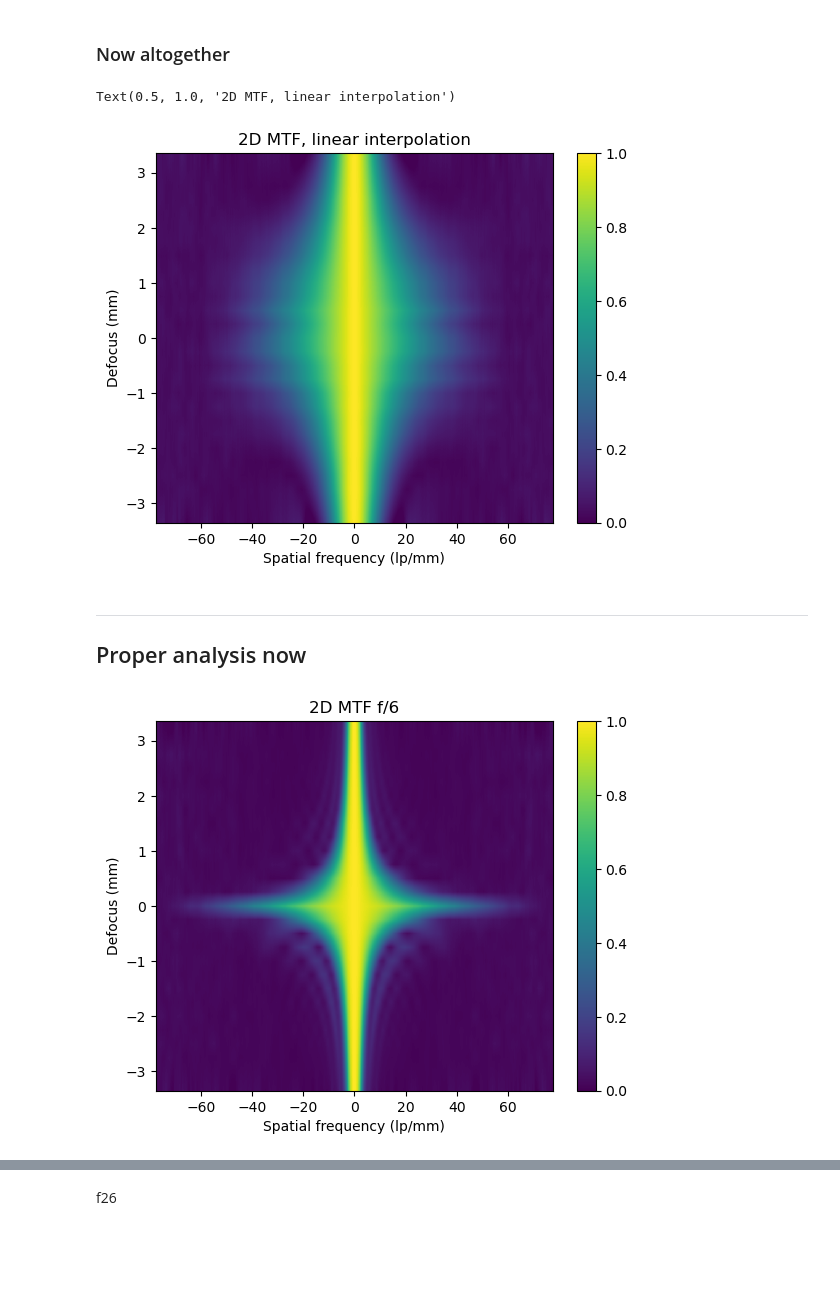
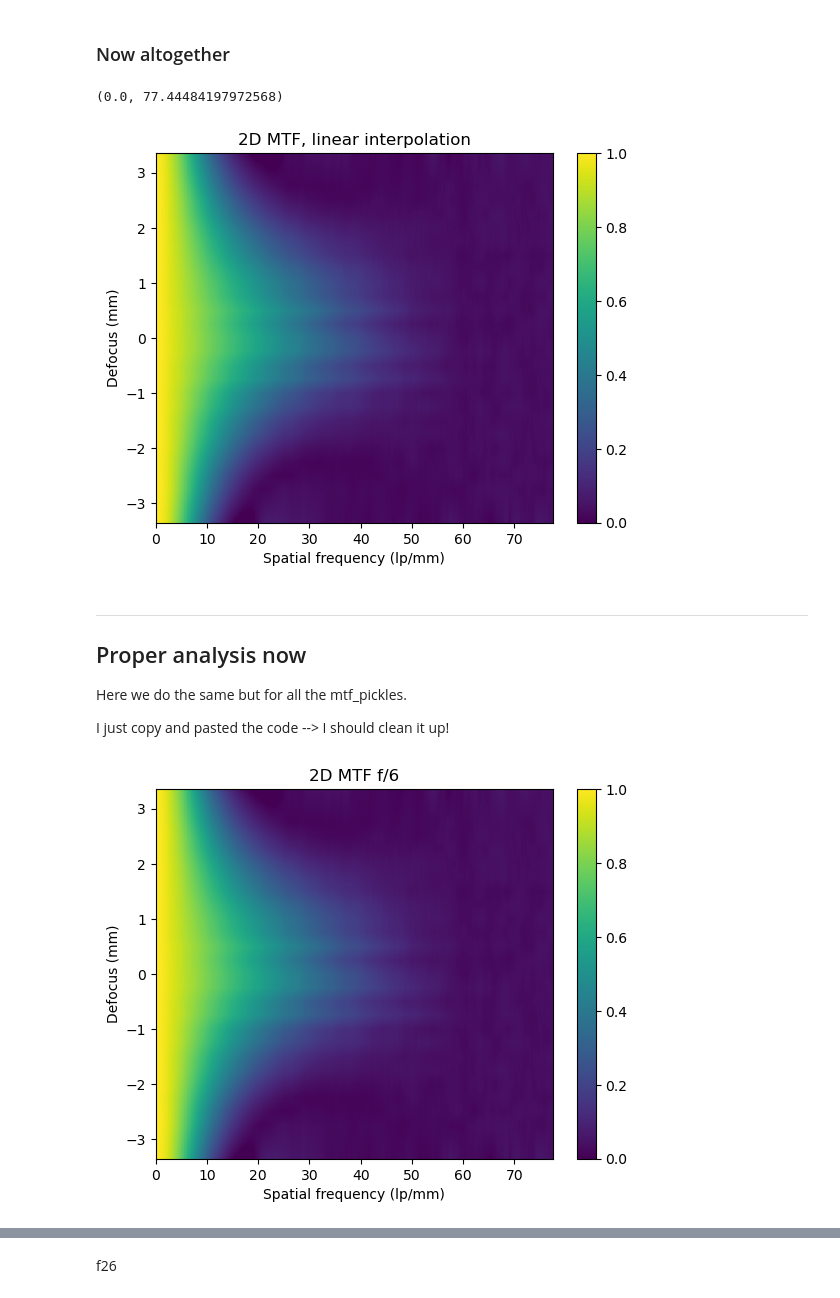
Before and after one commit to kwokkenton/optea, a Jupyter notebook: mtf/mtf_to_filter.ipynb, the cells around one changed output, grey strips where cells are left out. Drawn from its saved outputs; the diff is of its cells as text; code cells hidden in the pictures; blank space fills up the shorter version.

```diff
--- a/mtf/mtf_to_filter.ipynb
+++ b/mtf/mtf_to_filter.ipynb
@@ -239,33 +240,39 @@ X, Y = np.meshgrid(fftshift(new_frequencies), new_defocuses, indexing='xy' )
 # %%
 # plt.rcParams.update({'font.size': 10})
 result = generate_interpolated_filter(f26, N_pixels, e)
 plt.pcolormesh(X,Y, result)
 plt.xlabel('Spatial frequency (lp/mm)')
 plt.ylabel('Defocus (mm)')
 plt.colorbar()
 plt.title('2D MTF, linear interpolation')
+plt.xlim(0,)
 # %% [output]
-Text(0.5, 1.0, '2D MTF, linear interpolation')
+(0.0, 77.44484197972568)
-[figure, old version]
+[figure, new version]
-# %% [markdown]
----
-
-## Proper analysis now
+# %% [markdown]
+---
+
+## Proper analysis now
+
+Here we do the same but for all the mtf_pickles.
+
+I just copy and pasted the code --> I should clean it up!
 # %%
 with open('../../OPT Shared files/3_Miscellaneous files/mtfs/f6_mtf.pickle', 'rb') as f:
     f6 = pickle.load(f)
 
-result = generate_interpolated_filter(f6, N_pixels, e)
+result_f6 = generate_interpolated_filter(f6, N_pixels, e)
 plt.pcolormesh(X,Y, result)
 plt.xlabel('Spatial frequency (lp/mm)')
 plt.ylabel('Defocus (mm)')
 plt.colorbar()
 plt.title('2D MTF f/6')
-
+plt.xlim(0,)
 # with open('mtf_filters/f6_filter.pkl', 'wb') as f:
 #     pickle.dump(result, f)
+# plt.savefig('f6.png', dpi=300)
 # %% [output]
-[figure, old version]
+[figure, new version]
 # %%
 with open('../../OPT Shared files/3_Miscellaneous files/mtfs/f11_mtf.pickle', 'rb') as f:
     f11 = pickle.load(f)
```
Also changed, not shown: parts of 6 cells of this notebook.
